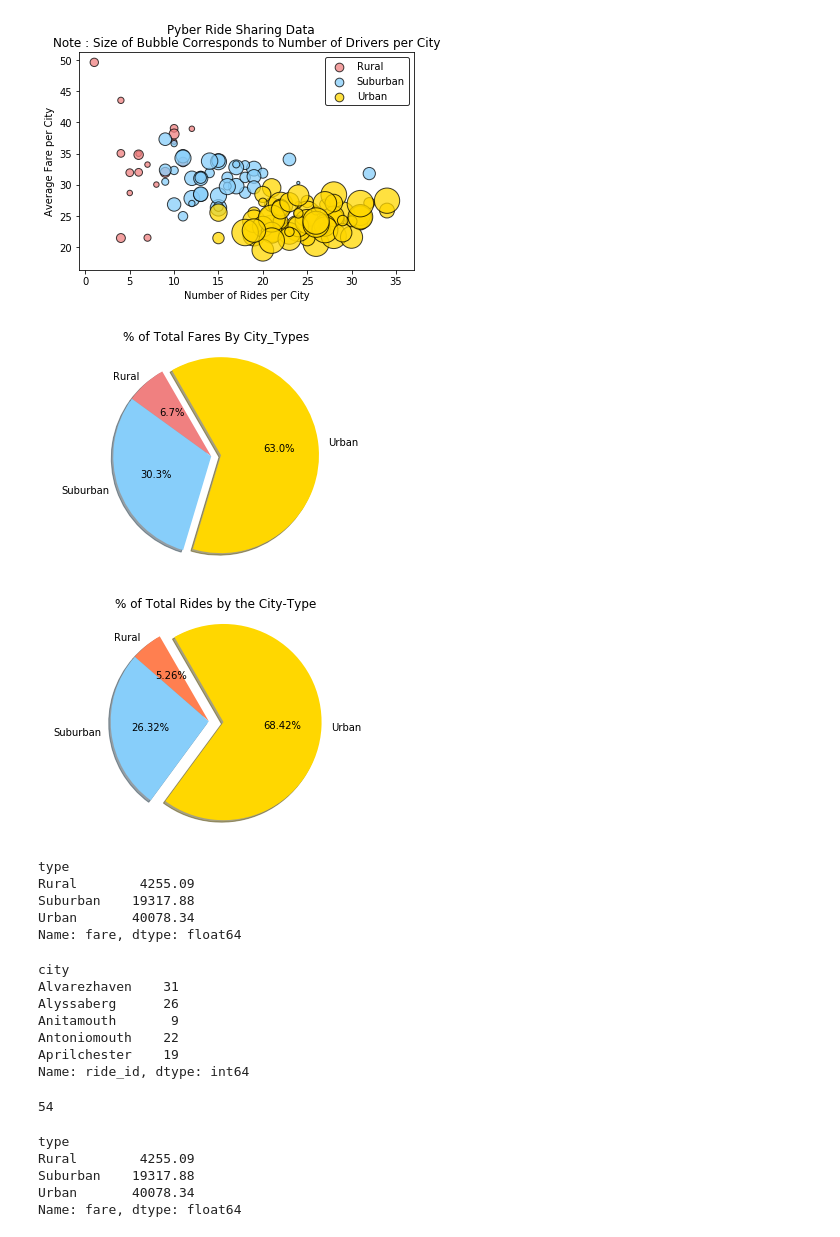
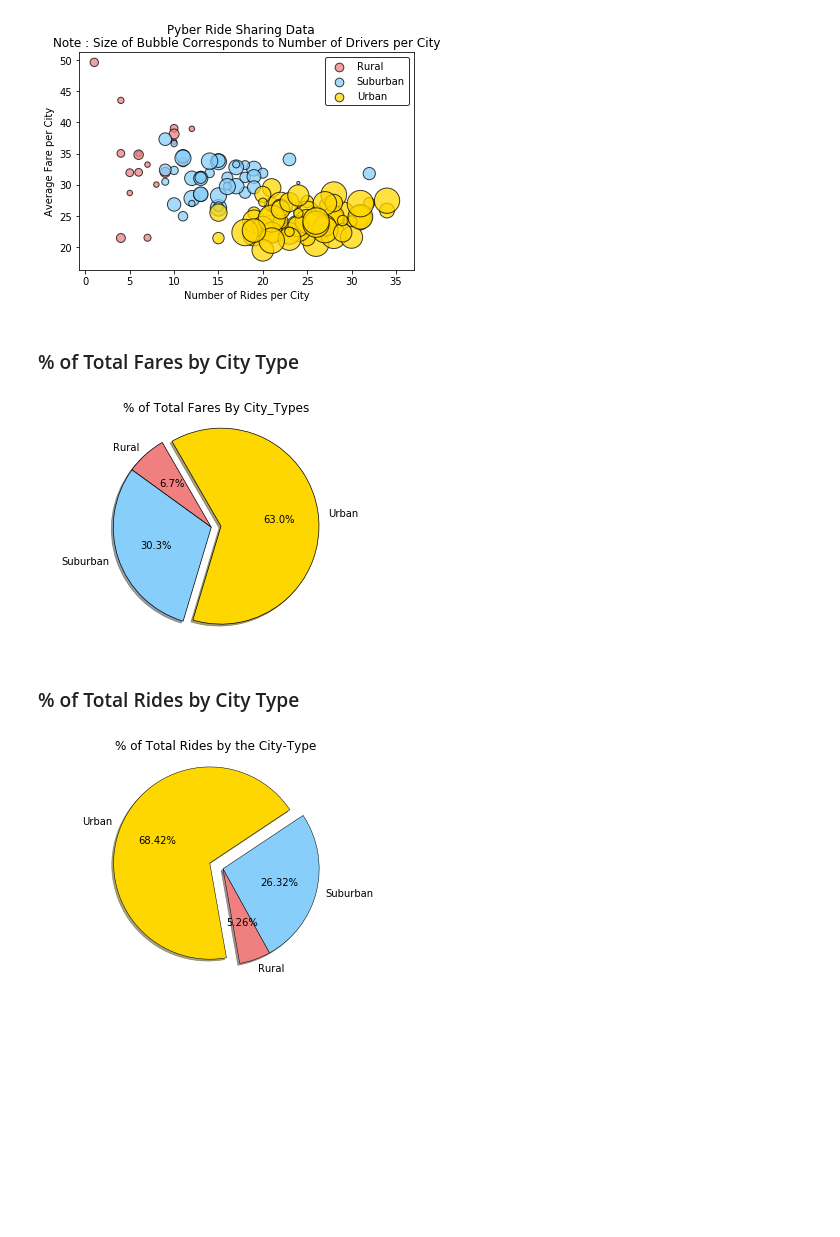
Before and after one commit to gayatripingale/Homework, a Jupyter notebook: Matplotlib/Pyber_RideSharing_Matplotlib.ipynb, the cells around one changed output. Drawn from its saved outputs; the diff is of its cells as text; code cells hidden in the pictures; blank space fills up the shorter version.

Commit message:
Changed the parameters of plots

```diff
--- a/Matplotlib/Pyber_RideSharing_Matplotlib.ipynb
+++ b/Matplotlib/Pyber_RideSharing_Matplotlib.ipynb
@@ -156,54 +153,38 @@ total_drivers = merged_df['driver_count'].value_counts()
+# %% [markdown]
+### % of Total Fares by City Type ###
 # %%
-# Pie plots for: % of Total Fares by City-Type
+# Pie plots for: % of Total Fares by city-type
 
-# Calculate Total Fare by City Type
+# Calculate Total Fare by city-type
 total_fare = merged_df.groupby(['type']).fare.sum()
+
 # Labels for the sections of our pie chart
 labels = ["Rural","Suburban","Urban" ]
 # The colors of each section of the pie chart
 colors = ["lightcoral","lightskyblue","Gold"]
 explode = (0,0,0.1)
 plt.title("% of Total Fares By City_Types")
-plt.pie(total_fare,explode=explode, labels=labels, colors=colors, autopct="%1.1f%%",shadow=True, startangle=120)
+plt.pie(total_fare,explode=explode, labels=labels, colors=colors, autopct="%1.1f%%",shadow=True, startangle=120,wedgeprops={'linewidth':0.7,'edgecolor':'black'})
 plt.axis("equal")
 plt.savefig
 plt.show()
 # %% [output]
-[figure, old version]
+[figure, new version]
+# %% [markdown]
+### % of Total Rides by City Type ###
 # %%
-# Pie Chart for: % of Total Rides by the City-Type
+# Pie Chart for: % of Total Rides by the city-cype
 
-# Calculate the total Number Of Rides by the City-Type
+# Calculate the total Number Of Rides by the city-type
 total_rides_by_type = merged_df.groupby(['type']).ride_id.count()
+
 labels = ["Rural","Suburban","Urban"]
-colors = ["Coral","lightskyblue","Gold"]
+colors = ["lightcoral","lightskyblue","Gold"]
 explode =(0,0,0.15)
 plt.title("% of Total Rides by the City-Type")
-plt.pie(total_rides_by_type,labels=labels, explode=explode, colors=colors,autopct="%.2f%%", shadow=True, startangle=120)
+plt.pie(total_rides_by_type,labels=labels, explode=explode, colors=colors,autopct="%.2f%%", shadow=True, startangle=-80,wedgeprops={'linewidth':0.5,'edgecolor':'black'})
 plt.axis('equal')
 plt.savefig
 plt.show()
 # %% [output]
-[figure, old version]
+[figure, new version]
-# %%
-total_fare.head()
-# %% [output]
-type
-Rural        4255.09
-Suburban    19317.88
-Urban       40078.34
-Name: fare, dtype: float64
-# %%
-total_rides.head()
-# %% [output]
-city
-Alvarezhaven    31
-Alyssaberg      26
-Anitamouth       9
-Antoniomouth    22
-Aprilchester    19
-Name: ride_id, dtype: int64
-# %%
-len(total_drivers)
-# %% [output]
-54
@@ -216,8 +190,0 @@ total_drivers_by_type = merged_df.groupby(['type']).driver_count.count()
-# %%
-total_fare_by_type.head()
-# %% [output]
-type
-Rural        4255.09
-Suburban    19317.88
-Urban       40078.34
-Name: fare, dtype: float64
```
Also changed, not shown: parts of 7 cells of this notebook.
